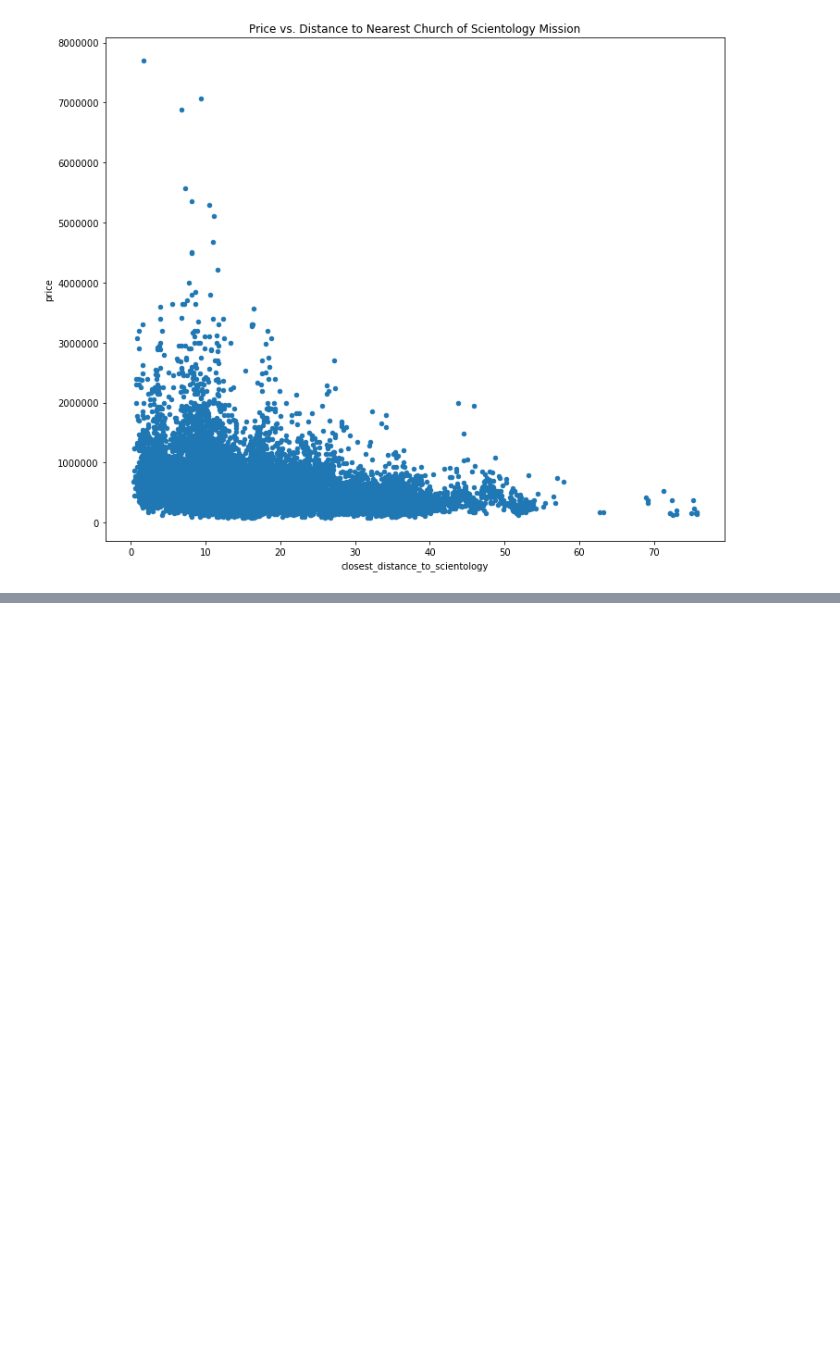
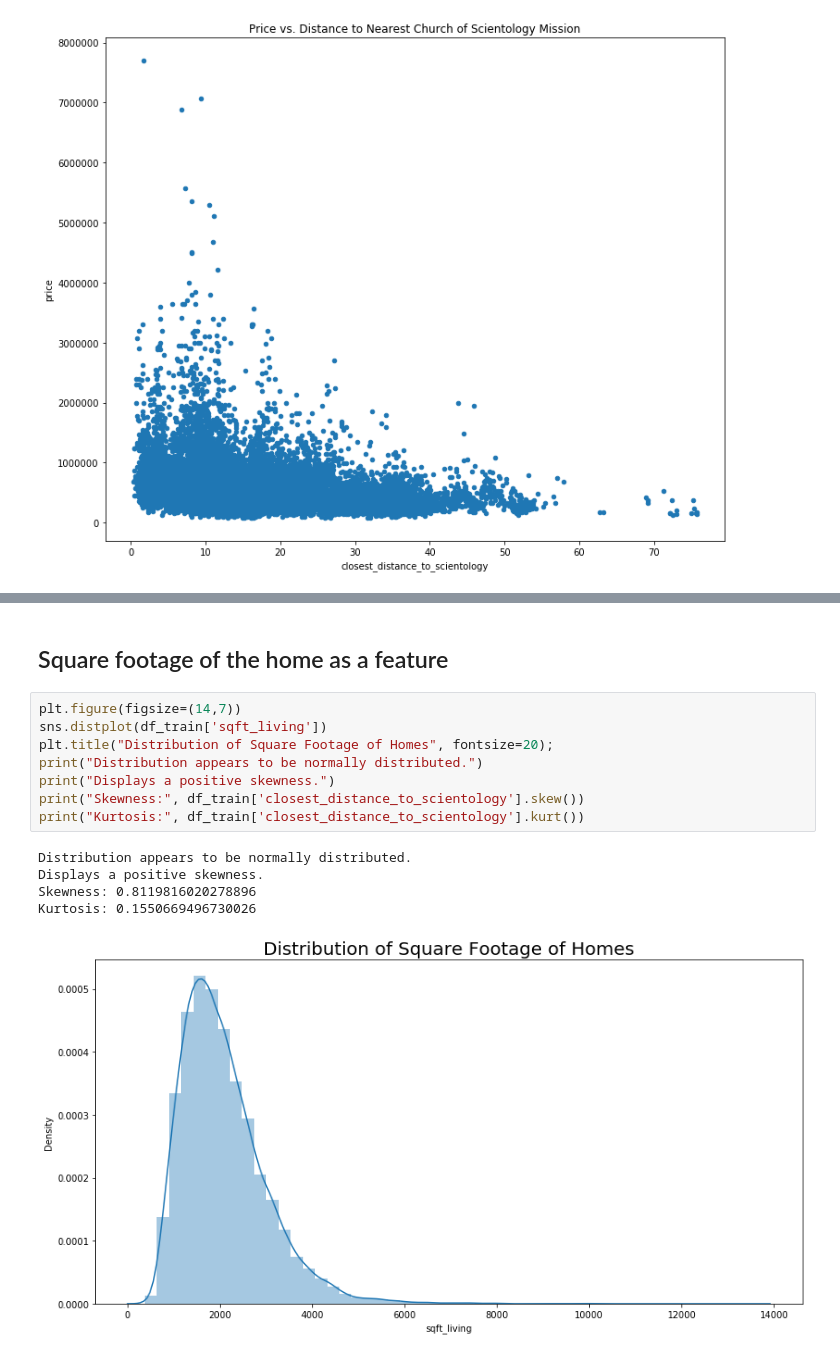
Before and after one commit to dtunnicliffe/house-price-regression-project, a Jupyter notebook: student.ipynb, the cells around one changed output, grey strips where cells are left out. Cells and saved outputs as stored; diff of their text form; blank space fills up the shorter version.

```diff
--- a/student.ipynb
+++ b/student.ipynb
@@ -240,0 +251,16 @@ plt.title("Price vs. Distance to Nearest Church of Scientology Mission");
+# %% [markdown]
+## Square footage of the home as a feature
+# %%
+plt.figure(figsize=(14,7))
+sns.distplot(df_train['sqft_living'])
+plt.title("Distribution of Square Footage of Homes", fontsize=20);
+print("Distribution appears to be normally distributed.")
+print("Displays a positive skewness.")
+print("Skewness:", df_train['closest_distance_to_scientology'].skew())
+print("Kurtosis:", df_train['closest_distance_to_scientology'].kurt())
+# %% [output]
+Distribution appears to be normally distributed.
+Displays a positive skewness.
+Skewness: 0.8119816020278896
+Kurtosis: 0.1550669496730026
+[figure, added]
```
Also changed, not shown: parts of 28 cells of this notebook.
